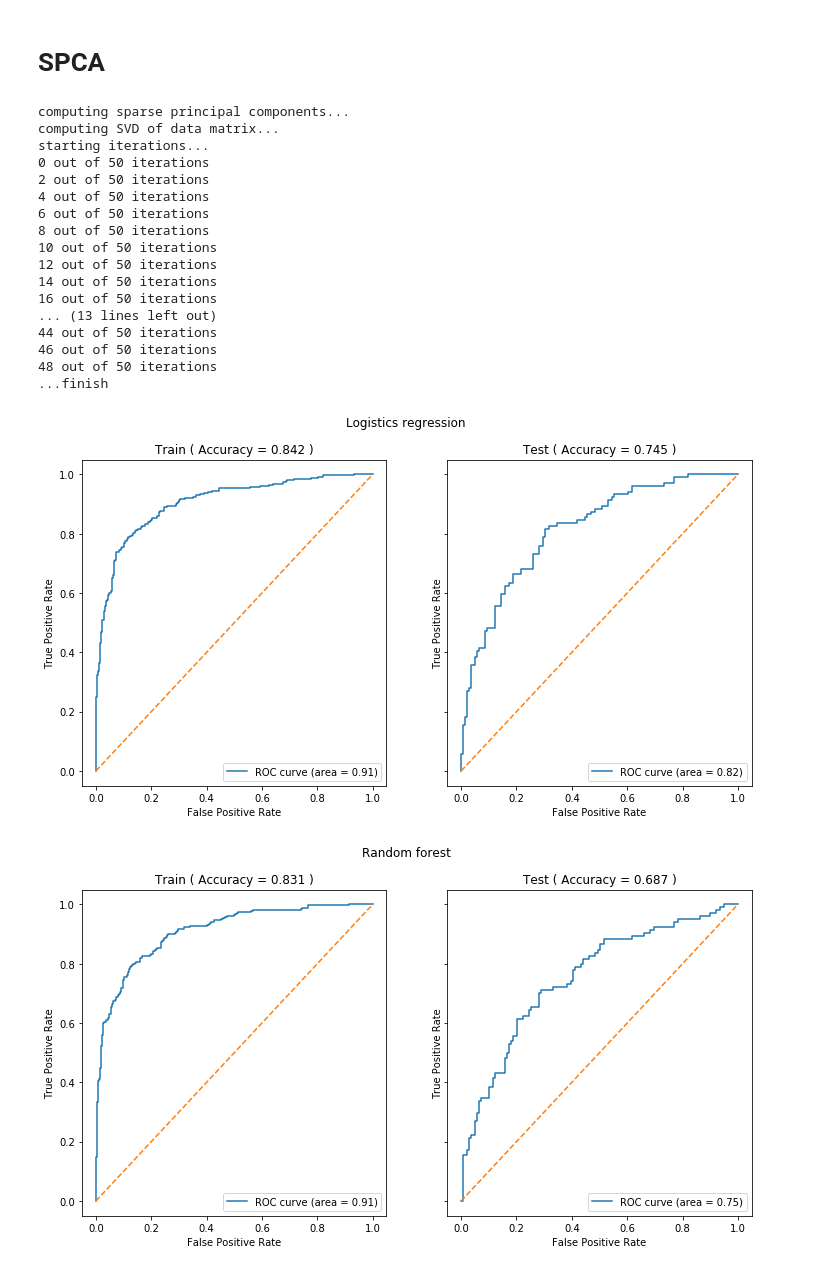
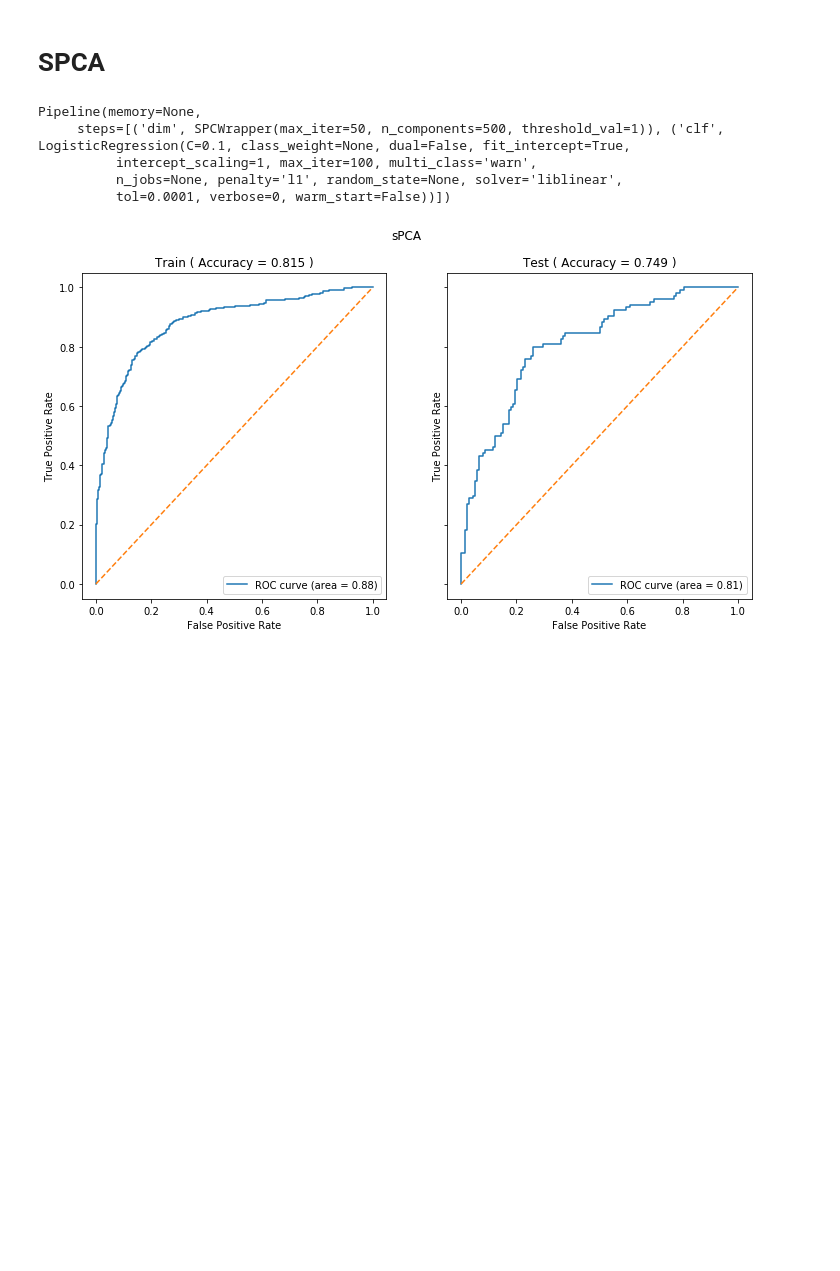
Before and after one commit to sjwilczynski/geneExpr, a Jupyter notebook: DimensionalityReduction.ipynb, the cells around one changed output. Drawn from its saved outputs; the diff is of its cells as text; code cells hidden in the pictures; blank space fills up the shorter version.

Commit message:
new stuff - models from Elements of statistical learning, finally working pipeline for parameter tuning, elasticnet loss in Logistic regression

```diff
--- a/DimensionalityReduction.ipynb
+++ b/DimensionalityReduction.ipynb
@@ -101,29 +99,20 @@ models = fit_models(X_mlcc_train, y_train, X_mlcc_test, y_test)
 # %% [markdown]
 # SPCA
-# %%
-n_components = 250
-spca = SPC(n_components, max_iter=50)
-U,W,V = spca.fit(X_std_train)
-X_spca_train = spca.transform(X_std_train, k=n_components)
-X_spca_test = spca.transform(X_std_test, k=n_components)
-models = fit_models(X_spca_train, y_train, X_spca_test, y_test)
-# %% [output]
-computing sparse principal components...
-computing SVD of data matrix...
-starting iterations...
-0 out of 50 iterations
-2 out of 50 iterations
-4 out of 50 iterations
-6 out of 50 iterations
-8 out of 50 iterations
-10 out of 50 iterations
-12 out of 50 iterations
-14 out of 50 iterations
-16 out of 50 iterations
-... (13 lines left out)
-44 out of 50 iterations
-46 out of 50 iterations
-48 out of 50 iterations
-...finish
-[figure, removed]
-[figure, removed]
+# %%
+clf_params = {'C' : [0.1, 0.3, 0.5], 'penalty' : ['l1', 'l2'], 'solver' : ['liblinear']}
+dim_params = {'n_components' : [100, 250, 500], 'threshold_val' : [0.1, 0.5, 1, 5, 10]}
+
+spca = SPCWrapper(max_iter=50)
+clf = LogisticRegression()
+
+models = fit_dim_reduction_pipeline(spca, clf, dim_params, clf_params, X_std_train, y_train, n_iter=20)
+# %%
+print(models.best_estimator_)
+plot_clf_roc(models.best_estimator_, X_std_train, y_train, X_std_test, y_test, 'sPCA')
+# %% [output]
+Pipeline(memory=None,
+     steps=[('dim', SPCWrapper(max_iter=50, n_components=500, threshold_val=1)), ('clf', LogisticRegression(C=0.1, class_weight=None, dual=False, fit_intercept=True,
+          intercept_scaling=1, max_iter=100, multi_class='warn',
+          n_jobs=None, penalty='l1', random_state=None, solver='liblinear',
+          tol=0.0001, verbose=0, warm_start=False))])
+[figure, added]
```
Also changed, not shown: parts of 4 cells of this notebook, 8 other files.
